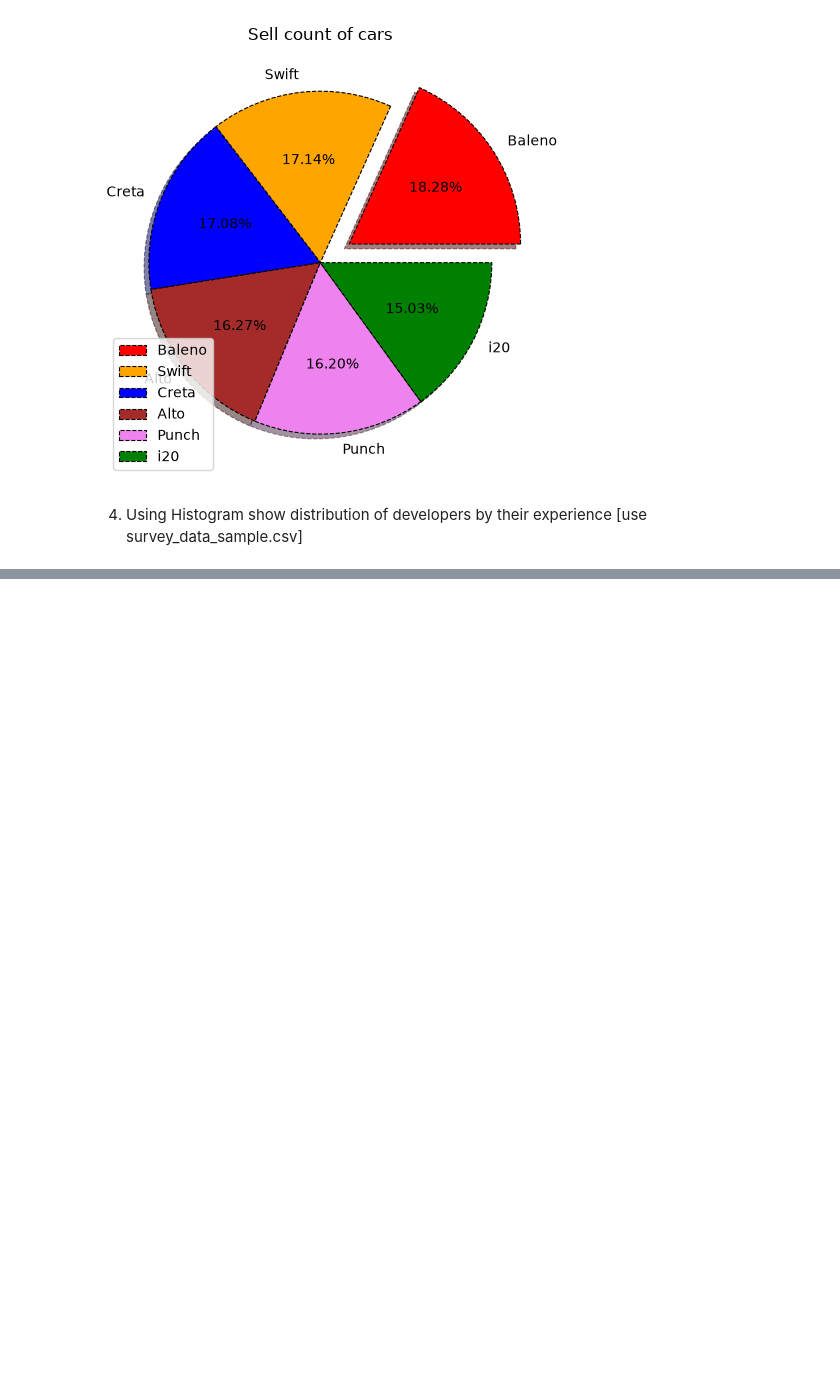
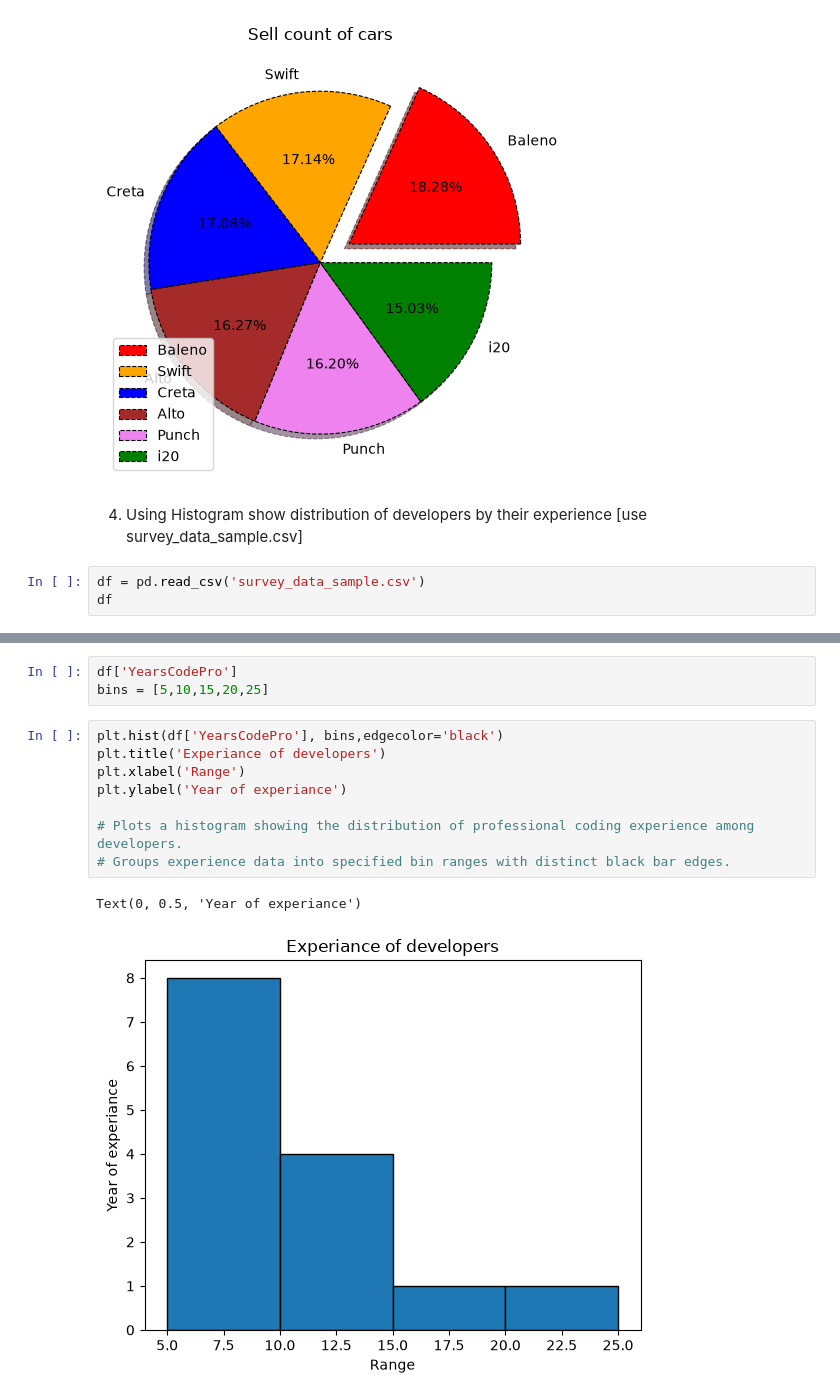
Before and after one commit to abhinavsatyam332-cloud/backup-pgcp-AI22, a Jupyter notebook: Python/Python_Lec_practical_session/Assignments/Assignment 5/Matplotlib_Assignment5.ipynb, the cells around one changed output, grey strips where cells are left out. Saved outputs shown, nothing was run; the diff lists cells and outputs as text; blank space fills up the shorter version.

```diff
--- a/Python/Python_Lec_practical_session/Assignments/Assignment 5/MatplotAss.ipynb
+++ b/Python/Python_Lec_practical_session/Assignments/Assignment 5/Matplotlib_Assignment5.ipynb
@@ -237,3 +267,6 @@ plt.show()
 [figure]
 # %% [markdown]
 4.	Using Histogram show distribution of developers by their experience [use survey_data_sample.csv]
+# %%
+df = pd.read_csv('survey_data_sample.csv')
+df
@@ -239,0 +291,14 @@ plt.show()
+# %%
+df['YearsCodePro']
+bins = [5,10,15,20,25]
+# %%
+plt.hist(df['YearsCodePro'], bins,edgecolor='black')
+plt.title('Experiance of developers')
+plt.xlabel('Range')
+plt.ylabel('Year of experiance')
+
+# Plots a histogram showing the distribution of professional coding experience among developers.
+# Groups experience data into specified bin ranges with distinct black bar edges.
+# %% [output]
+Text(0, 0.5, 'Year of experiance')
+[figure, added]
```
Also changed, not shown: parts of 11 cells of this notebook, 42 other files.
